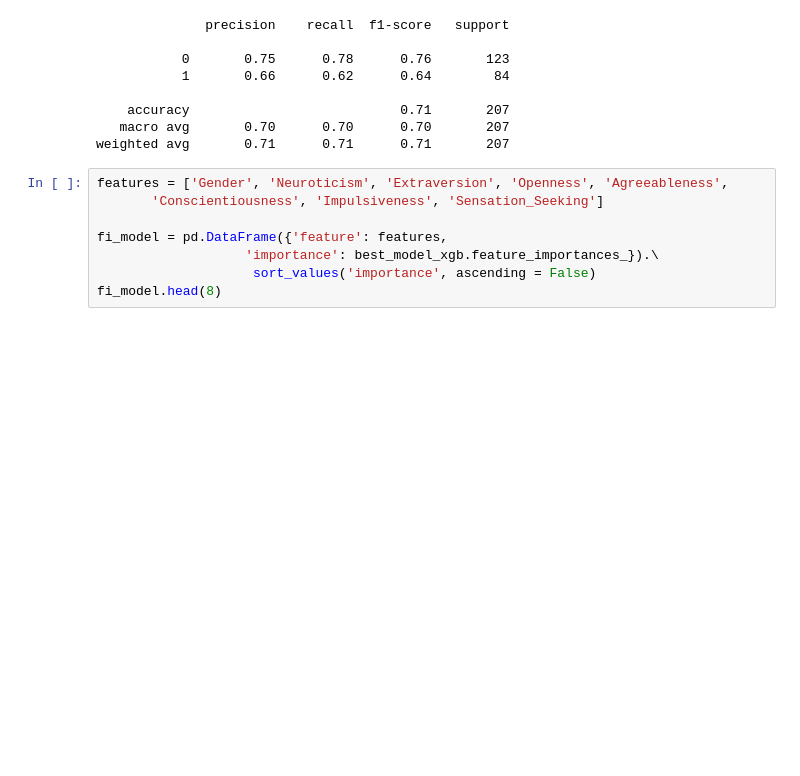
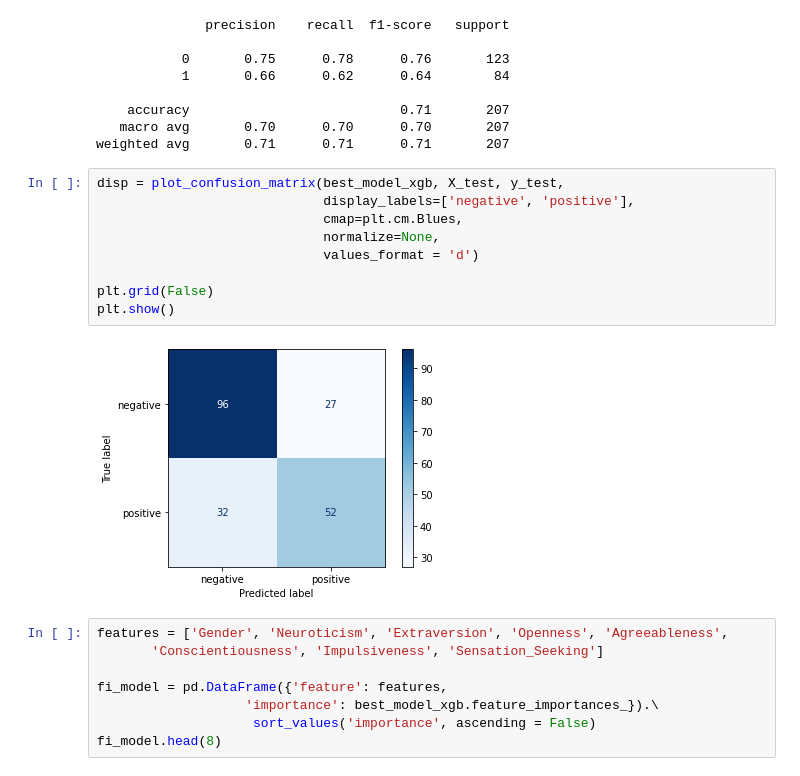
Before and after one commit to Sipa91/Personality-and-Drug-use, a Jupyter notebook: Kevin_branch/Modelling.ipynb, the cells around one changed output. Drawn from its saved outputs; the diff is of its cells as text; blank space fills up the shorter version.

```diff
--- a/Kevin_branch/Modelling.ipynb
+++ b/Kevin_branch/Modelling.ipynb
@@ -610,6 +609,17 @@ print(classification_report(y_test, best_xgb_predictions))
     accuracy                           0.71       207
    macro avg       0.70      0.70      0.70       207
 weighted avg       0.71      0.71      0.71       207
+# %%
+disp = plot_confusion_matrix(best_model_xgb, X_test, y_test,
+                             display_labels=['negative', 'positive'],
+                             cmap=plt.cm.Blues,
+                             normalize=None,
+                             values_format = 'd')
+
+plt.grid(False)
+plt.show()
+# %% [output]
+[figure, added]
 # %%
 features = ['Gender', 'Neuroticism', 'Extraversion', 'Openness', 'Agreeableness',
        'Conscientiousness', 'Impulsiveness', 'Sensation_Seeking']
```
Also changed, not shown: parts of 1 cell of this notebook.
